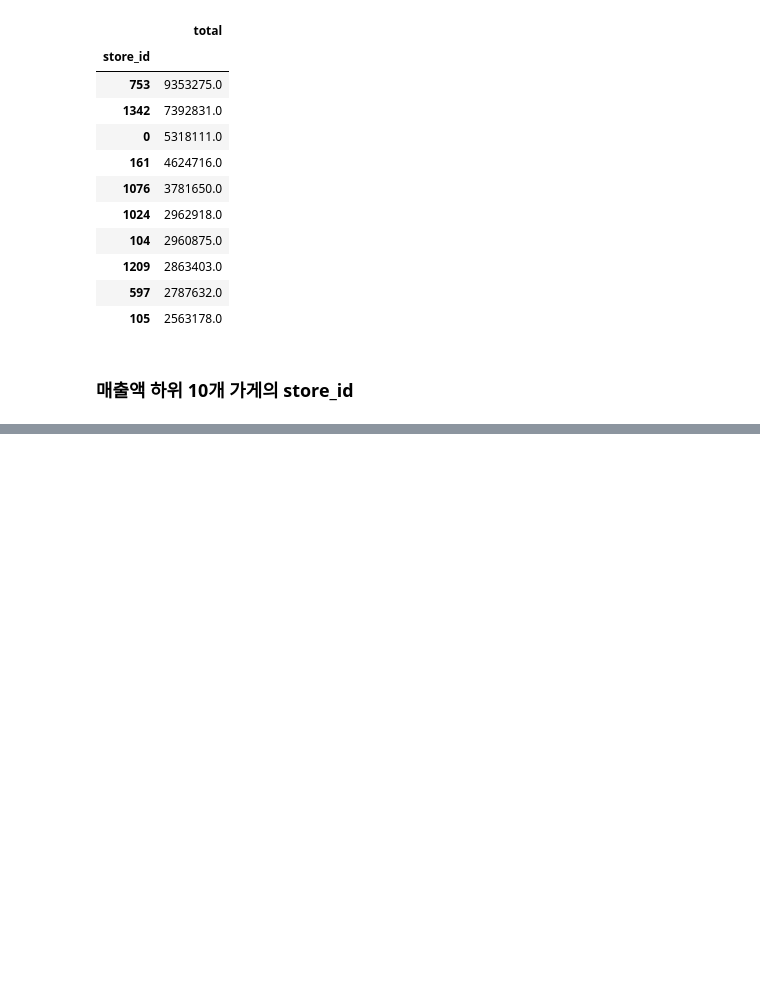
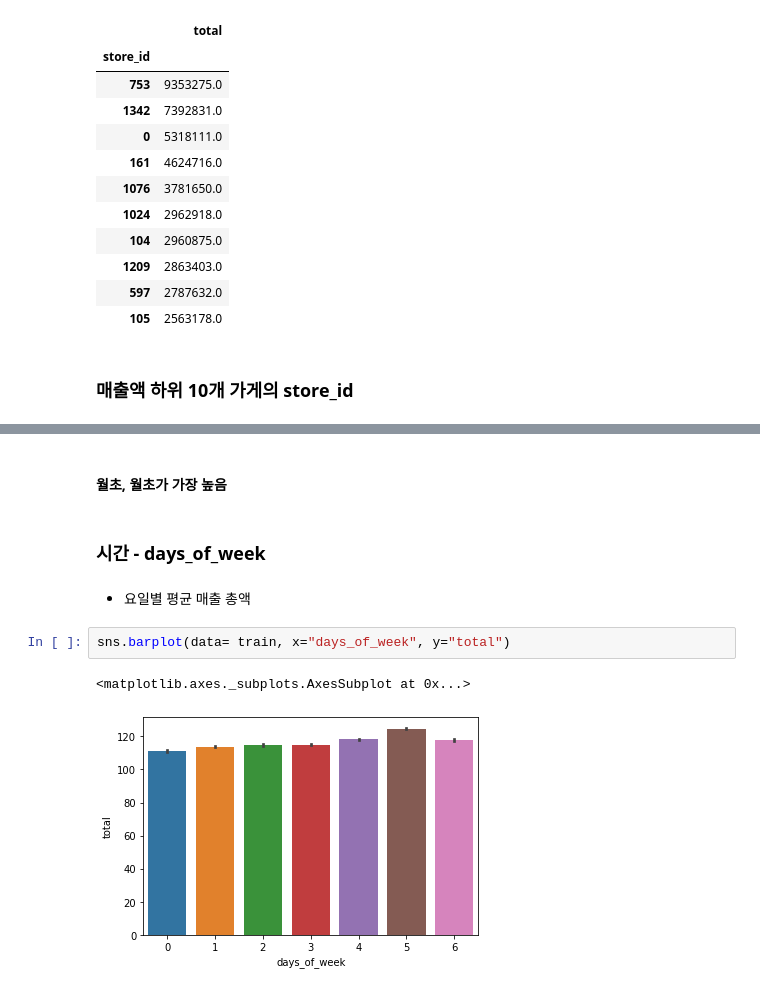
Before and after one commit to SungaHwang/Exploratory_Data_Analysis, a Jupyter notebook: 신용카드 거래 데이터.ipynb, the cells around one changed output, grey strips where cells are left out. Drawn from its saved outputs; the diff is of its cells as text; blank space fills up the shorter version.

```diff
--- a/creditcard.ipynb
+++ b/신용카드 거래 데이터.ipynb
@@ -252,0 +315,11 @@ total_list.head(10)
+# %% [markdown]
+#### 월초, 월초가 가장 높음
+# %% [markdown]
+### 시간 - days_of_week
+# %% [markdown]
+* 요일별 평균 매출 총액
+# %%
+sns.barplot(data= train, x="days_of_week", y="total")
+# %% [output]
+<matplotlib.axes._subplots.AxesSubplot at 0x...>
+[figure, added]
```
Also changed, not shown: parts of 36 cells of this notebook.
